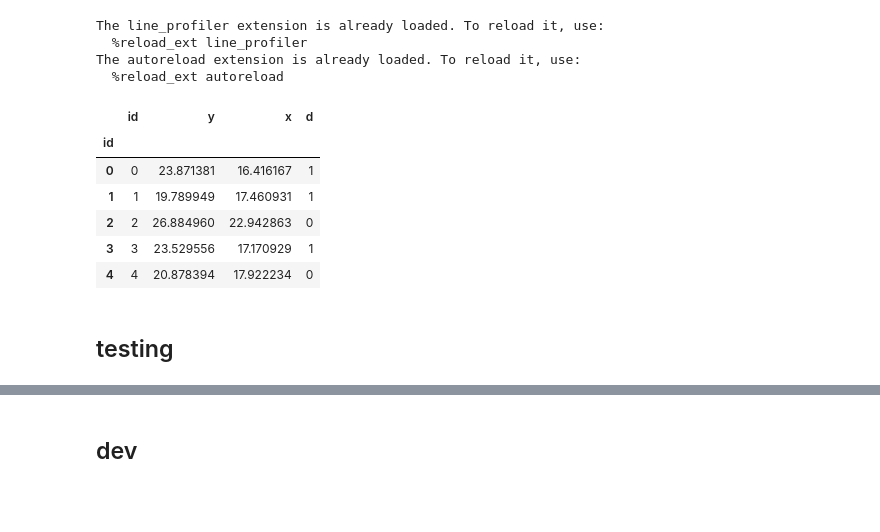
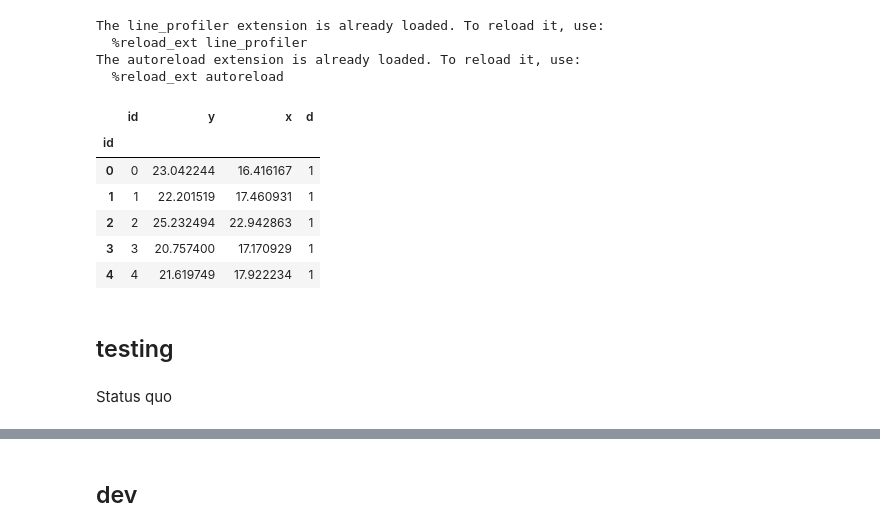
Before and after one commit to fabiangunzinger/rosalie, a Jupyter notebook: dev.ipynb, the cells around one changed output, grey strips where cells are left out. Drawn from its saved outputs; the diff is of its cells as text; code cells hidden in the pictures; blank space fills up the shorter version.

```diff
--- a/dev.ipynb
+++ b/dev.ipynb
@@ -28,16 +28,16 @@ The line_profiler extension is already loaded. To reload it, use:
 The autoreload extension is already loaded. To reload it, use:
   %reload_ext autoreload
 # %%
-df = fu.dgp.dgp_cuped().make_data(n=10_000_000, seed=2312).set_index('id', drop=False)
+df = fu.dgp.dgp_cuped().make_data(n=1_000_000, seed=2312).set_index('id', drop=False)
 df.head()
 # %% [output]
 |  | id | y | x | d |
 | id |  |  |  |  |
-| 0 | 0 | 23.871381 | 16.416167 | 1 |
-| 1 | 1 | 19.789949 | 17.460931 | 1 |
-| 2 | 2 | 26.884960 | 22.942863 | 0 |
-| 3 | 3 | 23.529556 | 17.170929 | 1 |
-| 4 | 4 | 20.878394 | 17.922234 | 0 |
+| 0 | 0 | 23.042244 | 16.416167 | 1 |
+| 1 | 1 | 22.201519 | 17.460931 | 1 |
+| 2 | 2 | 25.232494 | 22.942863 | 1 |
+| 3 | 3 | 20.757400 | 17.170929 | 1 |
+| 4 | 4 | 21.619749 | 17.922234 | 1 |
 # %%
 def welch_t_test(df, metric, d="d"):
     """Return p-value of Welch's t-test."""
@@ -55 +62,3 @@ def mww(df, metric, d="d"):
+# %% [markdown]
+Status quo
 # %%
```
Also changed, not shown: parts of 5 cells of this notebook.
